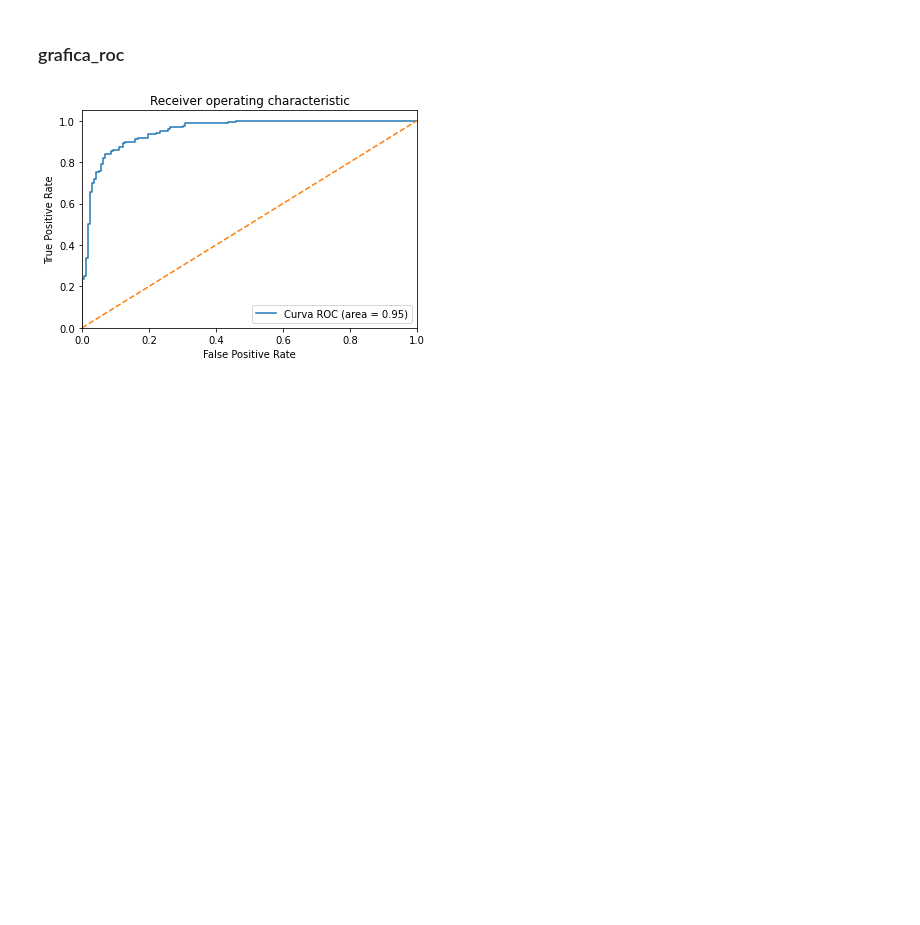
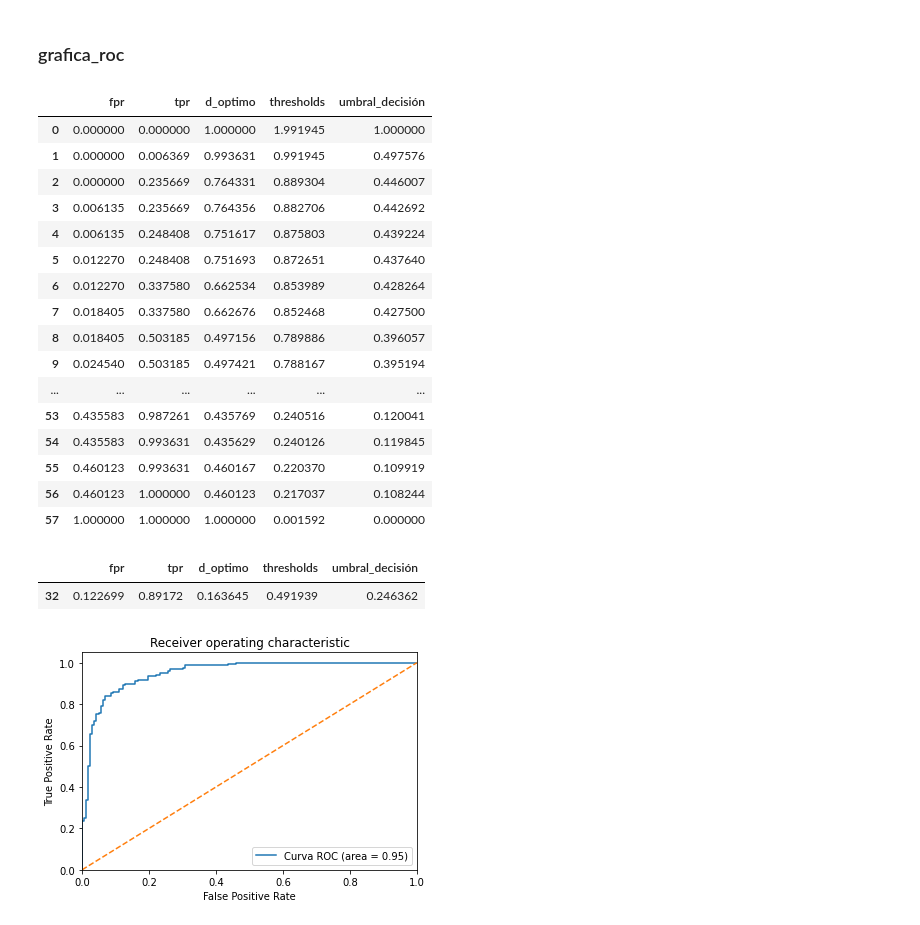
Before and after one commit to AnIsAsPe/LogisticRegression_SpamOpinion, a Jupyter notebook: Notebooks/Clasificador_reseñas_Regresión_logística_.ipynb, the cells around one changed output. Drawn from its saved outputs; the diff is of its cells as text; code cells hidden in the pictures; blank space fills up the shorter version.

```diff
--- a/Notebooks/Clasificador_reseñas_Regresión_logística_.ipynb
+++ b/Notebooks/Clasificador_reseñas_Regresión_logística_.ipynb
@@ -524,3 +524,37 @@ def grafica_roc(clf, y_test):
     plt.show()
 # %%
 ytest_bin = np.where(y_test=='deceptive', 0, 1)
+# %%
+clf = clasificador_ridge
+y_test_score = clf.predict_proba(X_test)[:, 1]
+fpr, tpr, thresholds = roc_curve( ytest_bin, y_test_score)
+
+from sklearn.preprocessing import MinMaxScaler
+umbral_decisión = (MinMaxScaler().fit_transform(thresholds.reshape(-1,1)))[:,0]
+
+
+i = np.arange(len(tpr)) # index for df
+roc = pd.DataFrame({'fpr' : pd.Series(fpr, index=i),
+                    'tpr' : pd.Series(tpr, index = i),
+                    'd_optimo': pd.Series(np.sqrt((fpr)**2+(1-tpr)**2), index=i),
+                    'thresholds' : pd.Series(thresholds, index = i),
+                    'umbral_decisión': pd.Series(umbral_decisión, index=i)})
+roc
+# %% [output]
+|  | fpr | tpr | d_optimo | thresholds | umbral_decisión |
+| 0 | 0.000000 | 0.000000 | 1.000000 | 1.991945 | 1.000000 |
+| 1 | 0.000000 | 0.006369 | 0.993631 | 0.991945 | 0.497576 |
+| 2 | 0.000000 | 0.235669 | 0.764331 | 0.889304 | 0.446007 |
+| 3 | 0.006135 | 0.235669 | 0.764356 | 0.882706 | 0.442692 |
+| 4 | 0.006135 | 0.248408 | 0.751617 | 0.875803 | 0.439224 |
+| 5 | 0.012270 | 0.248408 | 0.751693 | 0.872651 | 0.437640 |
+| 6 | 0.012270 | 0.337580 | 0.662534 | 0.853989 | 0.428264 |
+| 7 | 0.018405 | 0.337580 | 0.662676 | 0.852468 | 0.427500 |
+| 8 | 0.018405 | 0.503185 | 0.497156 | 0.789886 | 0.396057 |
+| 9 | 0.024540 | 0.503185 | 0.497421 | 0.788167 | 0.395194 |
+| ... | ... | ... | ... | ... | ... |
+| 53 | 0.435583 | 0.987261 | 0.435769 | 0.240516 | 0.120041 |
+| 54 | 0.435583 | 0.993631 | 0.435629 | 0.240126 | 0.119845 |
+| 55 | 0.460123 | 0.993631 | 0.460167 | 0.220370 | 0.109919 |
+| 56 | 0.460123 | 1.000000 | 0.460123 | 0.217037 | 0.108244 |
+| 57 | 1.000000 | 1.000000 | 1.000000 | 0.001592 | 0.000000 |
@@ -527,3 +563,8 @@ ytest_bin = np.where(y_test=='deceptive', 0, 1)
+# %%
+roc_[roc_['d_optimo']==roc_['d_optimo'].min()]
+# %% [output]
+|  | fpr | tpr | d_optimo | thresholds | umbral_decisión |
+| 32 | 0.122699 | 0.89172 | 0.163645 | 0.491939 | 0.246362 |
 # %%
 grafica_roc(clasificador_ridge, ytest_bin)
 # %% [output]
```
Also changed, not shown: parts of 7 cells of this notebook.
